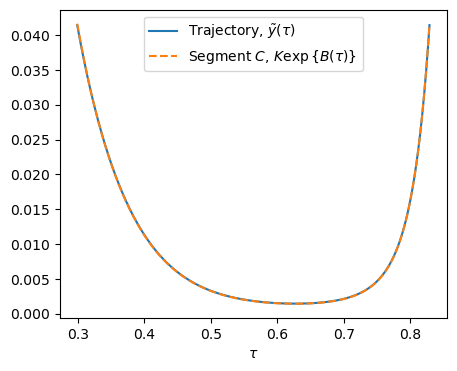
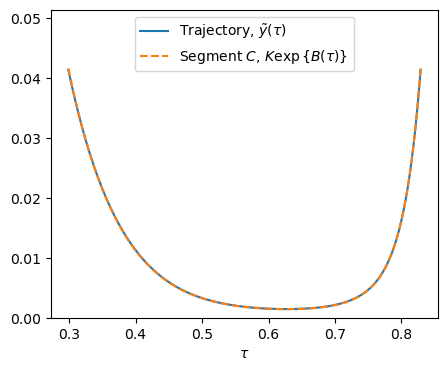
Code edit (unified diff) that turned the first committed figure into the second:
--- before
+++ after
@@ -7,4 +7,5 @@
 ax.set_xlabel(r'$\tau$')
 ax.legend(loc="best")
+ax.set_ylim([0, max_y + 0.01])
 
 ln_K = popt[0]

Commit: Add files via upload